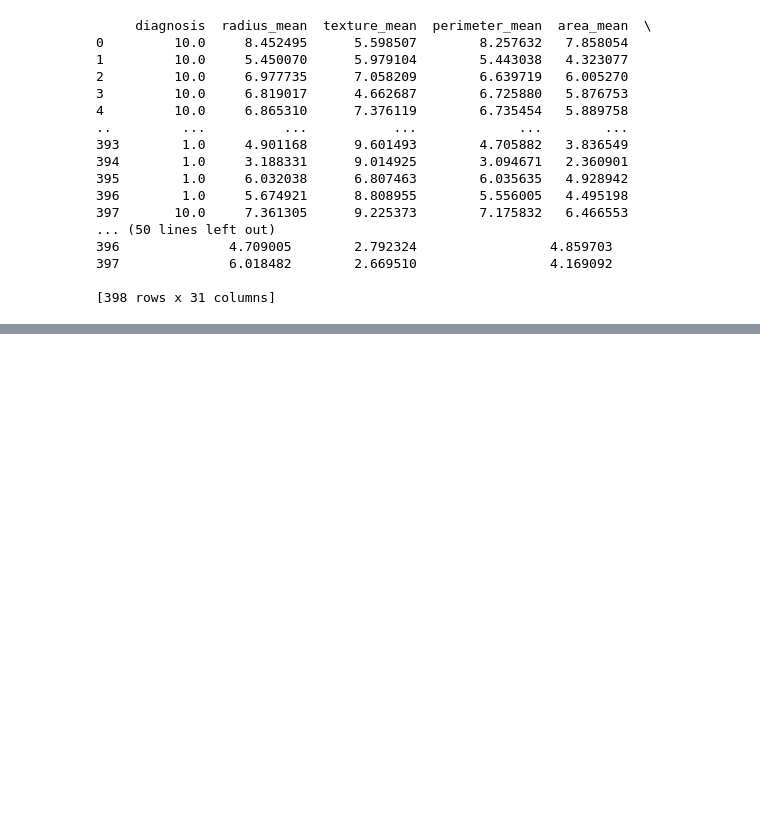
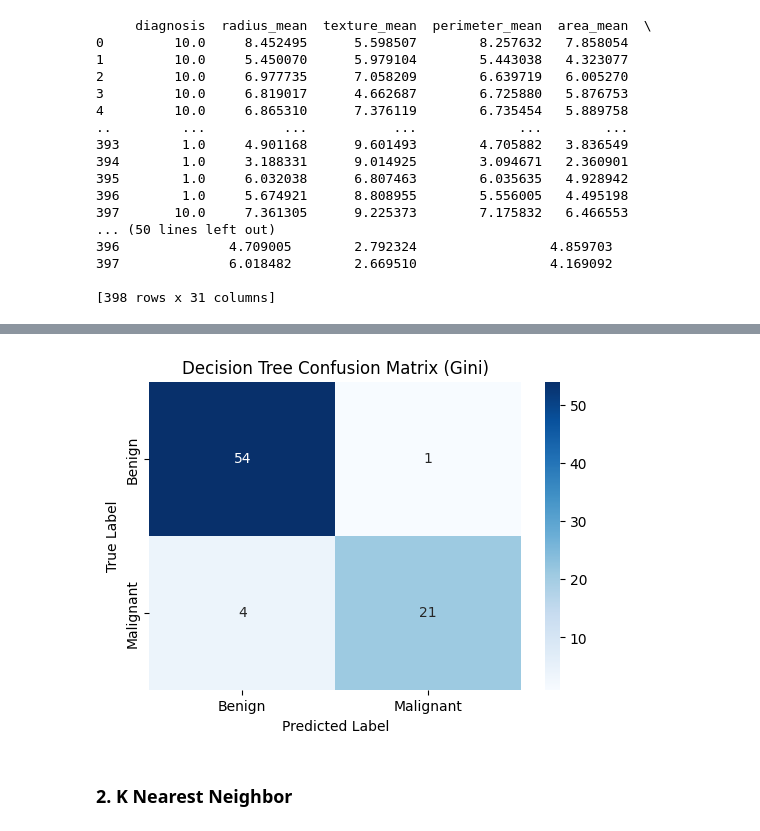
Before and after one commit to youssef-mohamed1809/Type-of-Breast-Cancer-Prediction, a Jupyter notebook: main.ipynb, the cells around one changed output, grey strips where cells are left out. Cells and saved outputs as stored; diff of their text form; code cells hidden in the pictures; blank space fills up the shorter version.

```diff
--- a/main.ipynb
+++ b/main.ipynb
@@ -377,0 +493,6 @@ if OUTPUT:
+# %%
+plot_confusion_matrix(y_test1, y_pred1_gini, "Decision Tree Confusion Matrix (Gini)")
+# %% [output]
+[figure, added]
+# %% [markdown]
+### 2. K Nearest Neighbor
```
Also changed, not shown: parts of 27 cells of this notebook.
